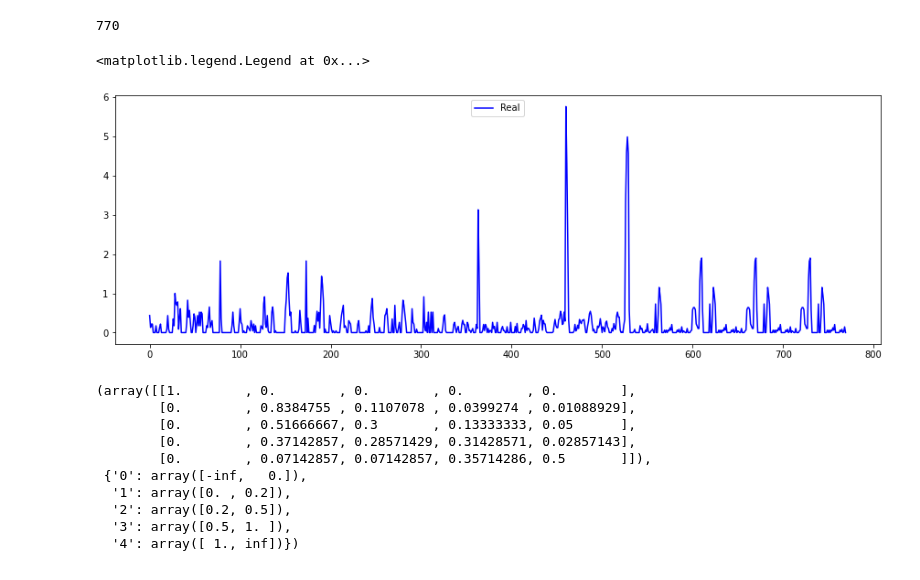
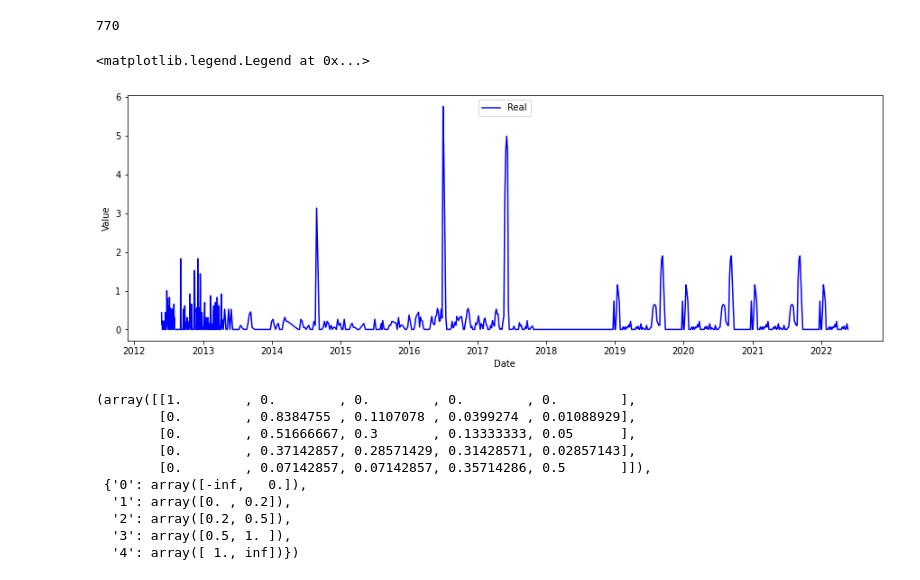
Before and after one commit to HuanLe02/time-series, a Jupyter notebook: demo4_MarkovThresholds.ipynb, the cells around one changed output. Cells and saved outputs as stored; diff of their text form; code cells hidden in the pictures.

```diff
--- a/demo4_MarkovThresholds.ipynb
+++ b/demo4_MarkovThresholds.ipynb
@@ -11,6 +11,7 @@ import utils_markov
 # %%
 datain = pd.read_csv("datasets/csv6.csv")
 datain['Date'] = pd.to_datetime(datain['Date'])
+datain = datain.set_index('Date')
 datalist = datain['Value'].to_numpy()
 dsize = datalist.size
 dsize
@@ -19,11 +20,13 @@ dsize
 # %%
 x_axis = np.arange(dsize)
 plt.figure(figsize=(15,5))
-plt.plot(x_axis, datalist, color="b", label="Real")
+plt.plot(datain["Value"], color="b", label="Real")
+plt.xlabel('Date')
+plt.ylabel('Value')
 plt.legend(loc=9)
 # %% [output]
 <matplotlib.legend.Legend at 0x...>
-[figure, old version]
+[figure, new version]
 # %%
 importlib.reload(utils_threshold)
 importlib.reload(utils_markov)
```
Also changed, not shown: parts of 4 cells of this notebook.
